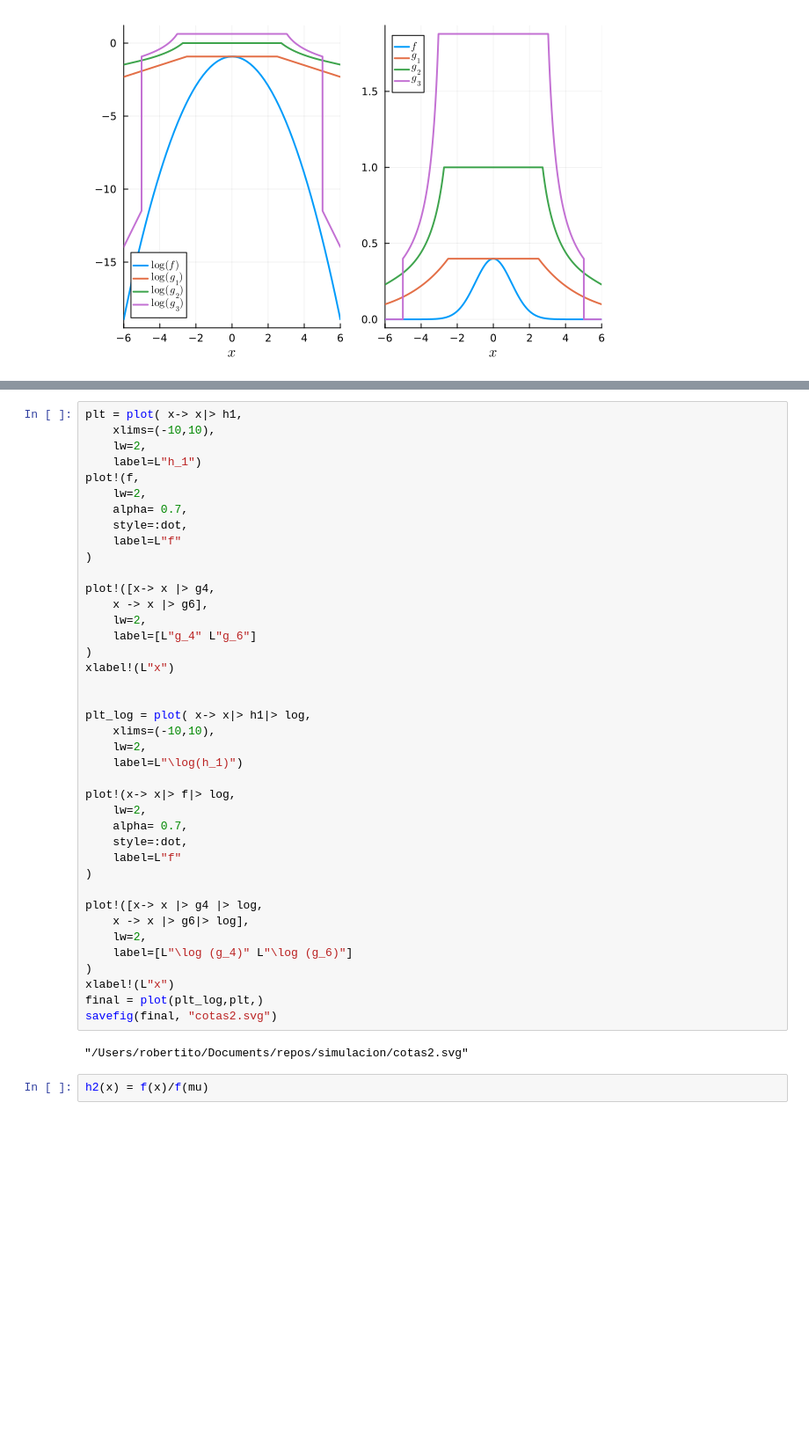
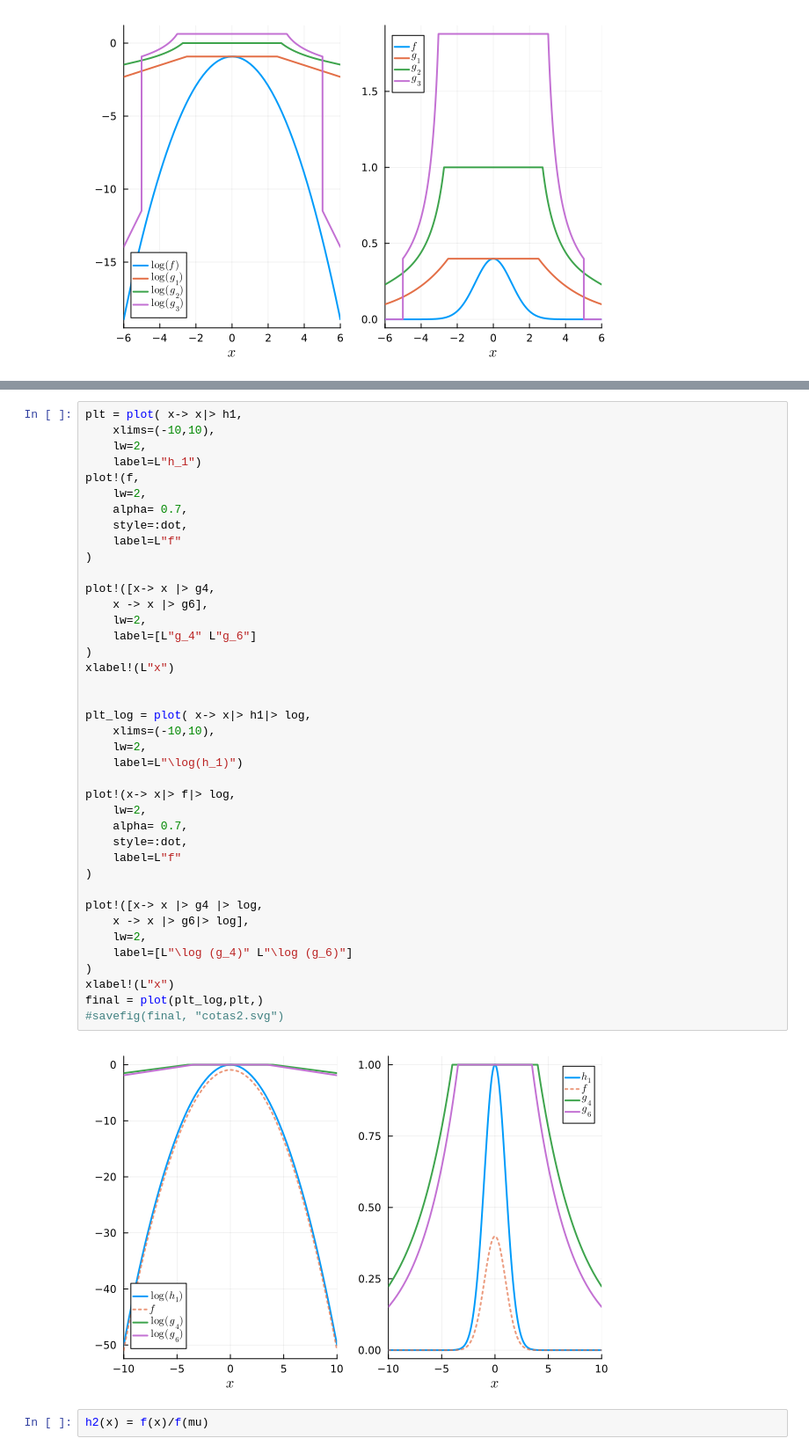
Before and after one commit to rubal501/simulacion-logconcava, a Jupyter notebook: notebooks/devroye.ipynb, the cells around one changed output, grey strips where cells are left out. Shown: that part at 88% size. Cells and saved outputs as stored; diff of their text form; blank space fills up the shorter version.

```diff
--- a/notebooks/devroye.ipynb
+++ b/notebooks/devroye.ipynb
@@ -132,35 +129,35 @@ plot!(f,
 )
 
 plot!([x-> x |> g4,
     x -> x |> g6],
     lw=2,
     label=[L"g_4" L"g_6"]
 )
 xlabel!(L"x")
 
 
 plt_log = plot( x-> x|> h1|> log,
     xlims=(-10,10),
     lw=2,
     label=L"\log(h_1)")
 
 plot!(x-> x|> f|> log,
     lw=2,
     alpha= 0.7,
     style=:dot,
     label=L"f"
 )
 
 plot!([x-> x |> g4 |> log,
     x -> x |> g6|> log],
     lw=2,
     label=[L"\log (g_4)" L"\log (g_6)"]
 )
 xlabel!(L"x")
 final = plot(plt_log,plt,)
-savefig(final, "cotas2.svg")
+#savefig(final, "cotas2.svg")
 # %% [output]
-"/Users/robertito/Documents/repos/simulacion/cotas2.svg"
+[figure, added]
 # %%
 h2(x) = f(x)/f(mu)
 # %% [output]
```
Also changed, not shown: parts of 83 cells of this notebook, 2 other files.
